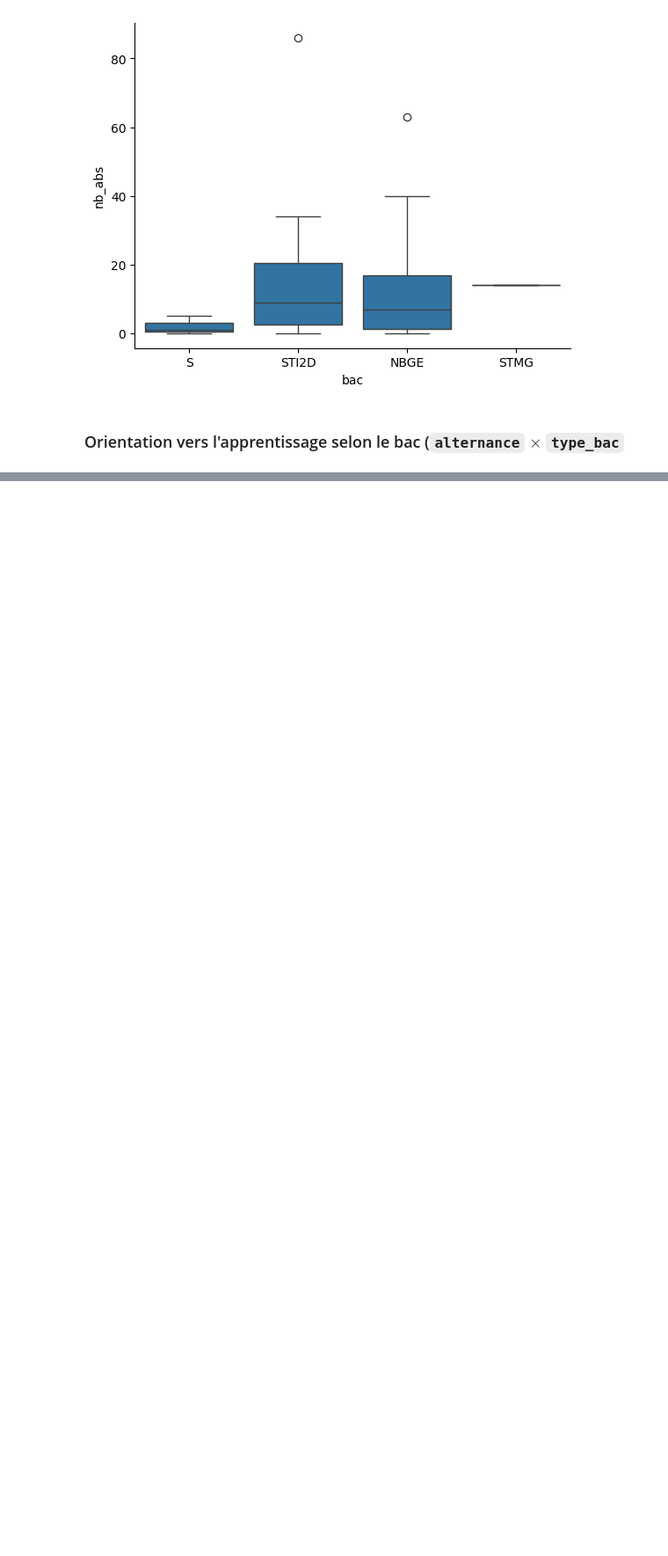
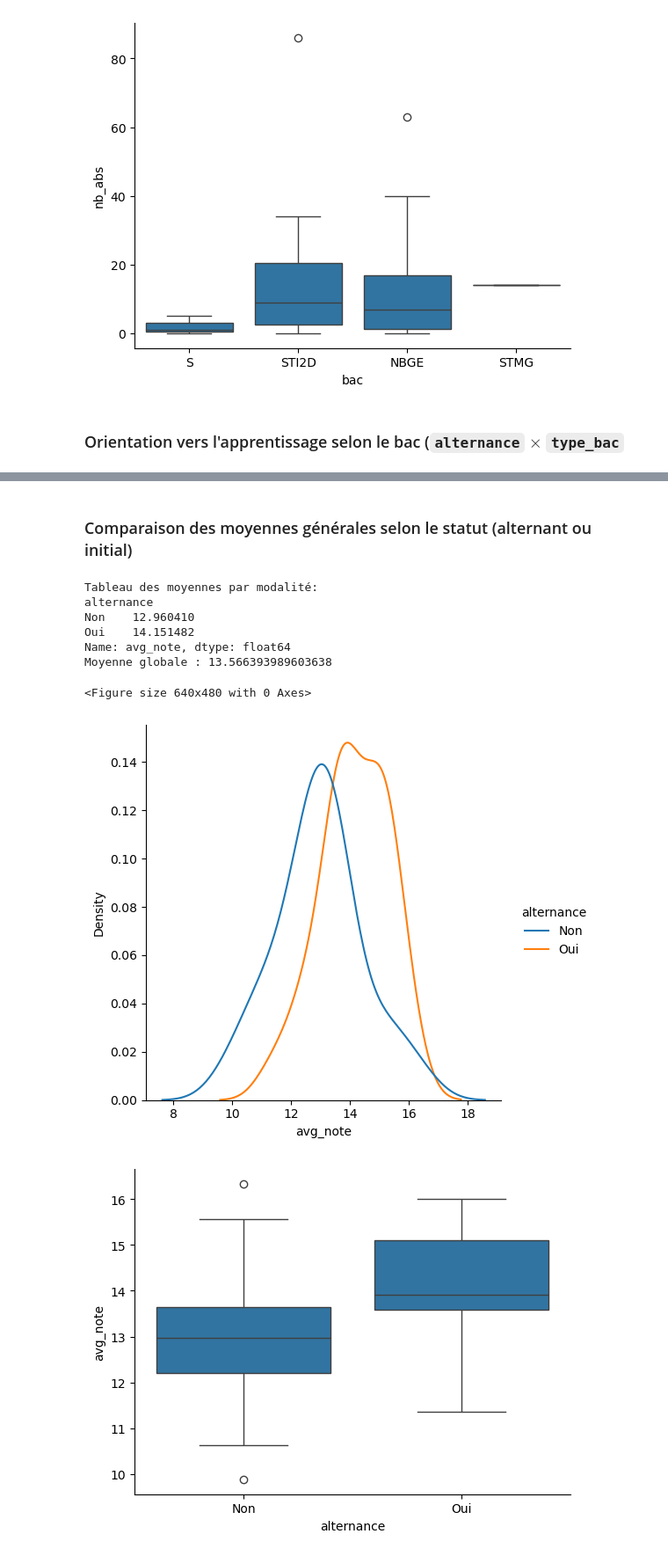
Before and after one commit to SAEIUTBUT1/SAE2.4-Maths, a Jupyter notebook: analyse.ipynb, the cells around one changed output, grey strips where cells are left out. Shown at 88% size. Cells and saved outputs as stored; diff of their text form; code cells hidden in the pictures; blank space fills up the shorter version.

```diff
--- a/analyse.ipynb
+++ b/analyse.ipynb
@@ -444,27 +481,22 @@ def analyse_bivariee_quant_quant(df: pd.DataFrame, col1: str, col2: str) -> None
     sns.despine()
     plt.show()
 
-def analyse_bivariee_quant_qual(df: pd.DataFrame, col_quant: str, col_qual: str, type_quant: str = 'continue') -> None:
+def analyse_bivariee_quant_qual(df: pd.DataFrame, col_quant: str, col_qual: str, type_quant: str = 'continue', bins: Union[int, Sequence[float], str] = 'auto') -> None:
     print("Tableau des moyennes par modalité:")
     print(df.groupby(col_qual)[col_quant].mean())
 
     y = df[col_quant]
     moyenne_globale = y.mean()
-    somme_carr_tot = ((y - moyenne_globale) ** 2).sum()
-    somme_carr_int = sum(
-        len(groupe) * (groupe.mean() - moyenne_globale) ** 2
-        for _, groupe in df.groupby(col_qual)[col_quant]
-    )
-    eta_carre = somme_carr_int / somme_carr_tot if somme_carr_tot != 0 else 0
-
-    print(f'Rapport de corrélation eta²: {eta_carre}')
+    print(f"Moyenne globale : {moyenne_globale}")
 
     if type_quant == 'continue':
+        pd.crosstab(pd.cut(df[col_quant], bins=range(0,100,5)), df[col_qual], margins = True, margins_name = "Total")
         plt.figure()
         sns.displot(data=df, x=col_quant, hue=col_qual, kind='kde')
         sns.despine()
         plt.show()
     elif type_quant == 'discrete':
+        pd.crosstab(df[col_quant], df[col_qual], margins = True, margins_name = "Total")
         print("Histogramme non affiché : variable discrète, préférer un boxplot.")
 
     plt.figure()
@@ -1241,0 +1305,14 @@ NameError: name 'df' is not defined
+# %% [markdown]
+### Comparaison des moyennes générales selon le statut (alternant ou initial)
+# %%
+analyse_bivariee_quant_qual(df_resultats, col_quant='avg_note', col_qual='alternance', type_quant='continue')
+# %% [output]
+Tableau des moyennes par modalité:
+alternance
+Non    12.960410
+Oui    14.151482
+Name: avg_note, dtype: float64
+Moyenne globale : 13.566393989603638
+<Figure size 640x480 with 0 Axes>
+[figure, added]
+[figure, added]
```
Also changed, not shown: parts of 31 cells of this notebook, 1 other file.
